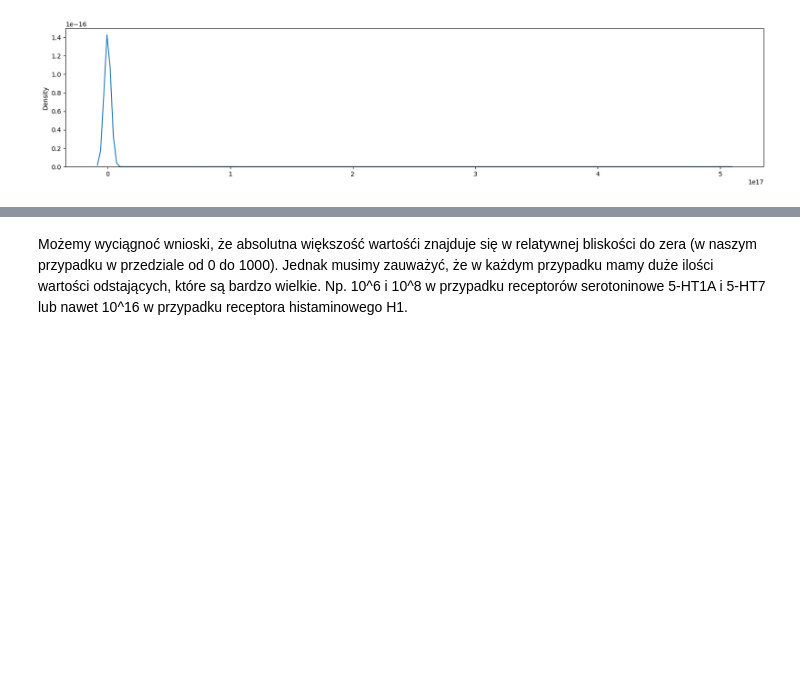
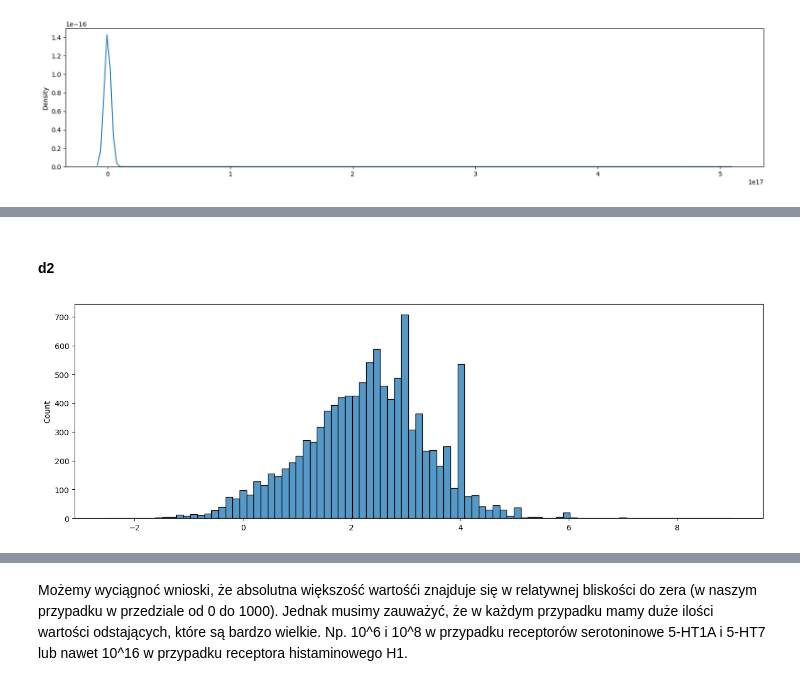
Before and after one commit to YuriiBatkovych/Genetic-algorithms-with-docking, a Jupyter notebook: DataInvestigation.ipynb, the cells around one changed output, grey strips where cells are left out. Saved outputs shown, nothing was run; the diff lists cells and outputs as text; code cells hidden in the pictures; blank space fills up the shorter version.

```diff
--- a/DataInvestigation.ipynb
+++ b/DataInvestigation.ipynb
@@ -111,0 +144,8 @@ for ki_list in proteins_ki:
+# %% [markdown]
+#### d2
+# %%
+plt.figure(figsize=(16,5))
+sns.histplot(x=pKi_d2)
+plt.show()
+# %% [output]
+[figure, added]
```
Also changed, not shown: parts of 10 cells of this notebook.
